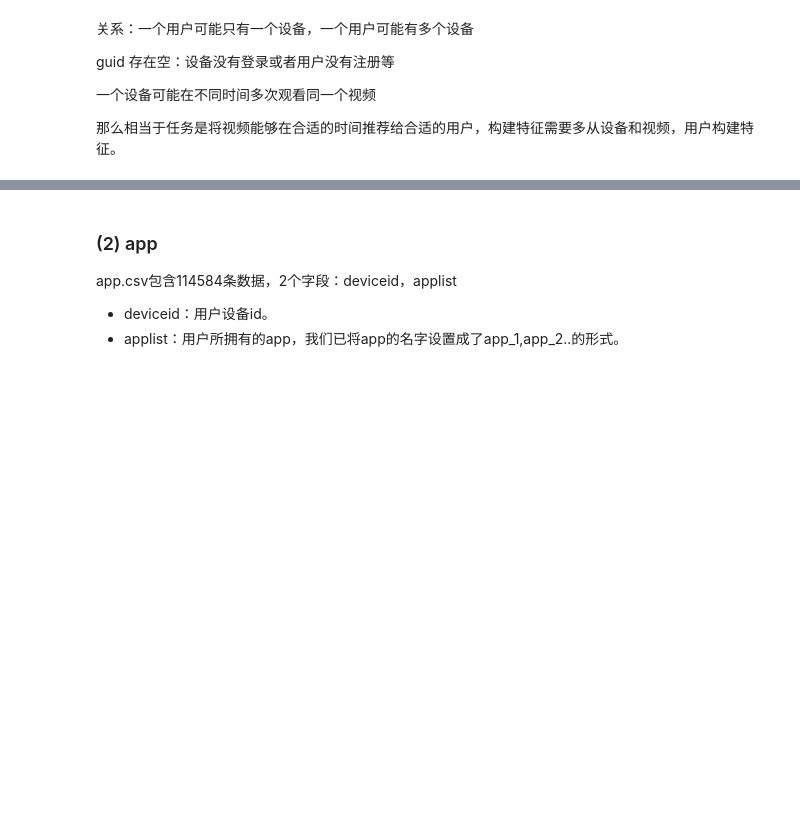
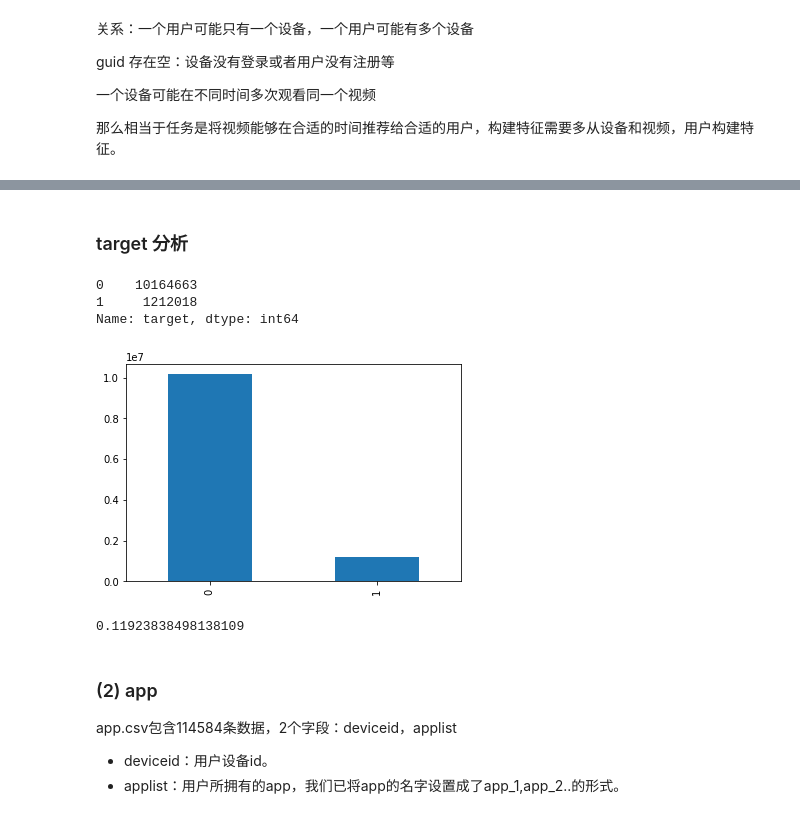
Before and after one commit to yanqiangmiffy/Video-Click-Prediction, a Jupyter notebook: 数据分析.ipynb, the cells around one changed output, grey strips where cells are left out. Cells and saved outputs as stored; diff of their text form; code cells hidden in the pictures; blank space fills up the shorter version.

```diff
--- a/数据分析.ipynb
+++ b/数据分析.ipynb
@@ -133,3 +134,20 @@ test_stats_df
 | 8 | osversion | 29 | 0.000000 | 30.938156 | category |
 | 4 | pos | 9 | 0.000000 | 31.848192 | int8 |
 | 7 | netmodel | 5 | 0.000000 | 77.417374 | category |
+# %% [markdown]
+### target 分析
+# %%
+train_df['target'].value_counts()
+# %% [output]
+0    10164663
+1     1212018
+Name: target, dtype: int64
+# %%
+train_df['target'].value_counts().plot(kind='bar')
+plt.show()
+# %% [output]
+[figure, added]
+# %%
+(train_df['target']==1).astype(int).sum()/(train_df['target']==0).astype(int).sum()
+# %% [output]
+0.11923838498138109
```
Also changed, not shown: parts of 2 cells of this notebook, 1 other file.
